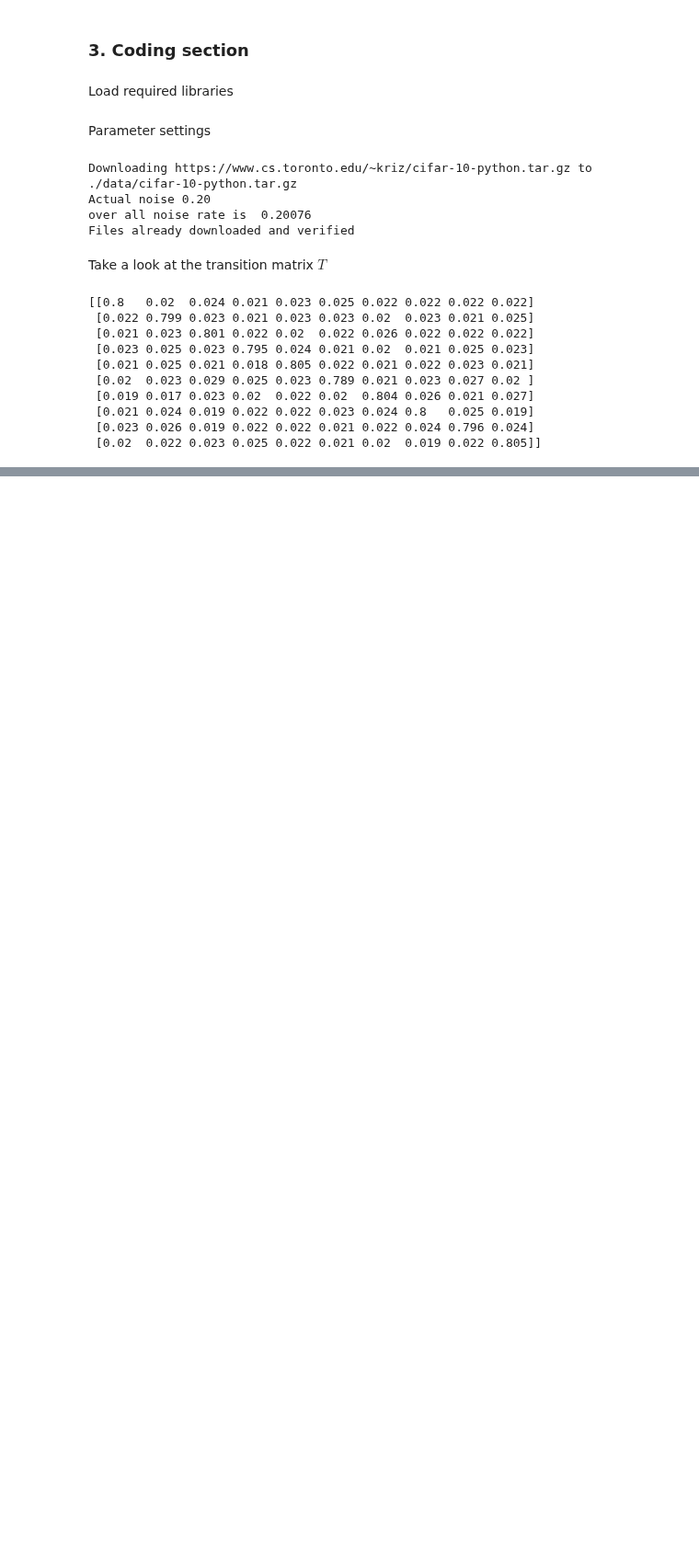
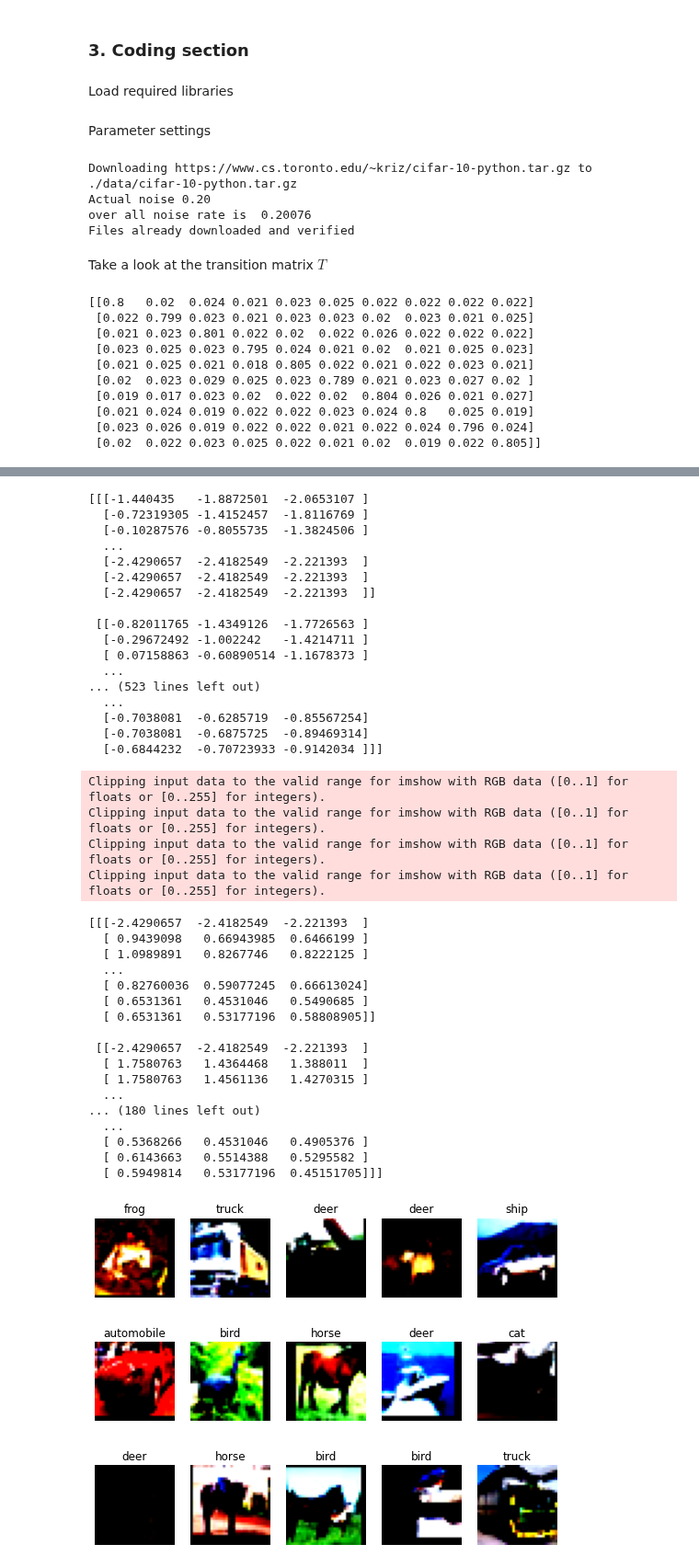
Before and after one commit to Docta-ai/IJCAI-tutorial, a Jupyter notebook: Tutorial 1: Setups.ipynb, the cells around one changed output, grey strips where cells are left out. Shown at 92% size. Saved outputs shown, nothing was run; the diff lists cells and outputs as text; code cells hidden in the pictures; blank space fills up the shorter version.

```diff
--- a/Tutorial 1: Setups.ipynb
+++ b/Tutorial 1: Setups.ipynb
@@ -171,0 +174,34 @@ print(compute_matrix(train_dataset.train_labels, train_dataset.train_noisy_label
+# %%
+import matplotlib.pyplot as plt
+import matplotlib.image as mpimg
+txt_classes = {0: 'airplane',
+              1: 'automobile',
+              2: 'bird',
+              3: 'cat',
+              4: 'deer',
+              5: 'dog',
+              6: 'frog',
+              7: 'horse',
+              8: 'ship',
+              9: 'truck'}
+
+def transform(img):
+    npimg = img.numpy()
+    print(np.transpose(npimg, (1, 2, 0)))
+    return np.transpose(npimg, (1, 2, 0))
+    # return npimg
+
+def visualize(idxs, data):
+    data_subset = torch.utils.data.Subset(data, idxs)
+    plt.rcParams["figure.figsize"] = (9,7)
+    for i in range(15):
+        # print(dataset[i])
+        X,y, _ = data_subset[i]
+        ax = plt.subplot(3,5,i+1)
+        ax.set_title(txt_classes[int(y)])
+        ax.imshow(transform(X))
+        ax.axis('off')
+    plt.show()
+# %%
+visualize(range(15), train_dataset)
+# %% [output]
@@ -171,0 +219,39 @@ print(compute_matrix(train_dataset.train_labels, train_dataset.train_noisy_label
+[[[-1.440435   -1.8872501  -2.0653107 ]
+  [-0.72319305 -1.4152457  -1.8116769 ]
+  [-0.10287576 -0.8055735  -1.3824506 ]
+  ...
+  [-2.4290657  -2.4182549  -2.221393  ]
+  [-2.4290657  -2.4182549  -2.221393  ]
+  [-2.4290657  -2.4182549  -2.221393  ]]
+
+ [[-0.82011765 -1.4349126  -1.7726563 ]
+  [-0.29672492 -1.002242   -1.4214711 ]
+  [ 0.07158863 -0.60890514 -1.1678373 ]
+  ...
+... (523 lines left out)
+  ...
+  [-0.7038081  -0.6285719  -0.85567254]
+  [-0.7038081  -0.6875725  -0.89469314]
+  [-0.6844232  -0.70723933 -0.9142034 ]]]
+Clipping input data to the valid range for imshow with RGB data ([0..1] for floats or [0..255] for integers).
+Clipping input data to the valid range for imshow with RGB data ([0..1] for floats or [0..255] for integers).
+Clipping input data to the valid range for imshow with RGB data ([0..1] for floats or [0..255] for integers).
+Clipping input data to the valid range for imshow with RGB data ([0..1] for floats or [0..255] for integers).
+[[[-2.4290657  -2.4182549  -2.221393  ]
+  [ 0.9439098   0.66943985  0.6466199 ]
+  [ 1.0989891   0.8267746   0.8222125 ]
+  ...
+  [ 0.82760036  0.59077245  0.66613024]
+  [ 0.6531361   0.4531046   0.5490685 ]
+  [ 0.6531361   0.53177196  0.58808905]]
+
+ [[-2.4290657  -2.4182549  -2.221393  ]
+  [ 1.7580763   1.4364468   1.388011  ]
+  [ 1.7580763   1.4561136   1.4270315 ]
+  ...
+... (180 lines left out)
+  ...
+  [ 0.5368266   0.4531046   0.4905376 ]
+  [ 0.6143663   0.5514388   0.5295582 ]
+  [ 0.5949814   0.53177196  0.45151705]]]
+[figure, added]
```
Also changed, not shown: parts of 2 cells of this notebook, 2 other files.
